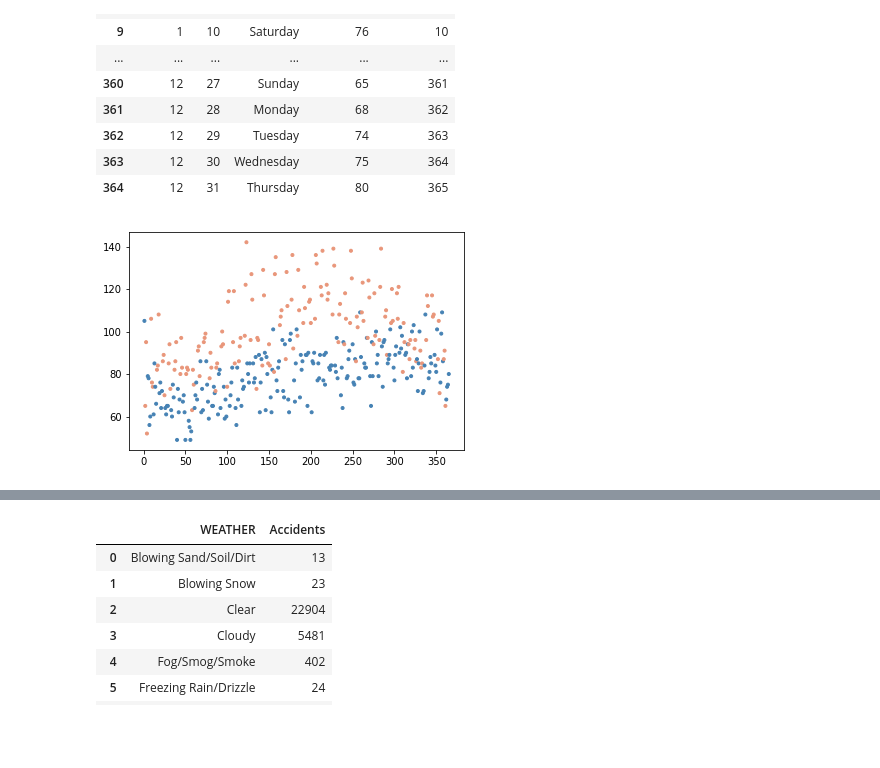
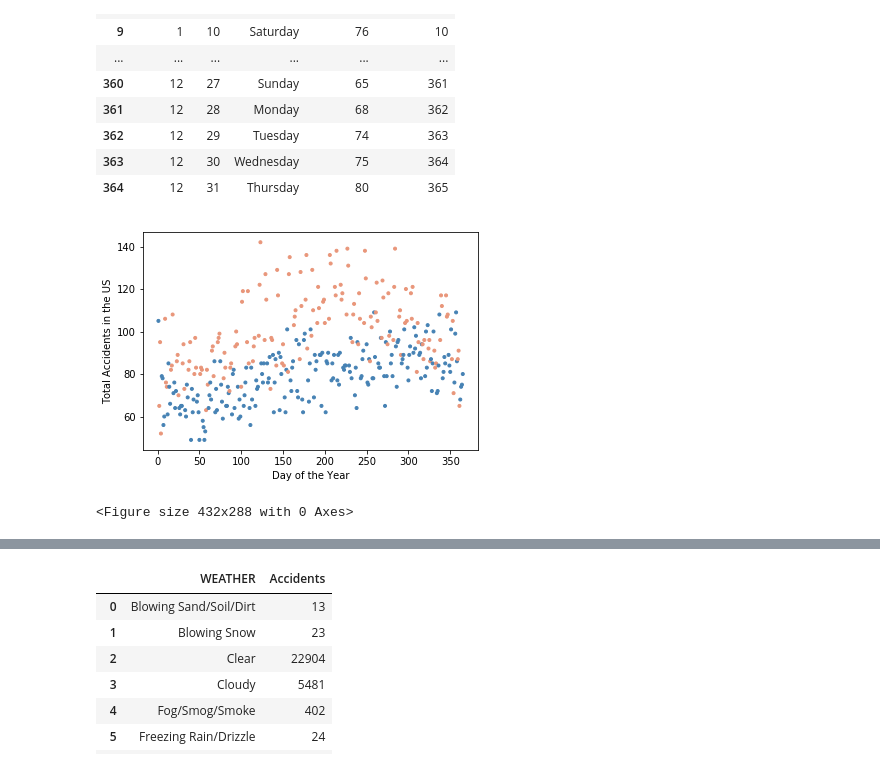
Before and after one commit to ziangzhang10/fatal-traffic-accident-study, a Jupyter notebook: data_readin.ipynb, the cells around one changed output, grey strips where cells are left out. Saved outputs shown, nothing was run; the diff lists cells and outputs as text; code cells hidden in the pictures; blank space fills up the shorter version.

```diff
--- a/data_readin.ipynb
+++ b/data_readin.ipynb
@@ -140,16 +140,25 @@ with pd.option_context('display.max_rows', None, 'display.max_columns', None):
 # %%
 # Plot instances of accidents vs day of year
 
 x = accident_by_day["Day of year"]
 y = accident_by_day["Accidents"]
 
 color = ["steelblue"if item in ["Monday", "Tuesday", "Wednesday", "Thursday"] else "darksalmon"  for item in accident_by_day["DAY_WEEK"] ]
 
+plt.xlabel('Day of the Year')
+#plt.xticks(rotation=90)
+plt.ylabel('Total Accidents in the US')
+
 plt.scatter(x, y, marker=".", alpha=1, c=color)
 
 plt.show()
+
+# Save Figure
+png_path = os.path.join("Charts", "total_accidents_by_day.png")
+plt.savefig(png_path)
 # %% [output]
-[figure, old version]
+[figure, new version]
+<Figure size 432x288 with 0 Axes>
 # %%
 # Plot specifically # accidents by day of the week
 accident_gby_day_week = accident_df[["DAY_WEEK", "STATE"]].groupby(["DAY_WEEK"])
```
Also changed, not shown: parts of 9 cells of this notebook, 6 other files.
